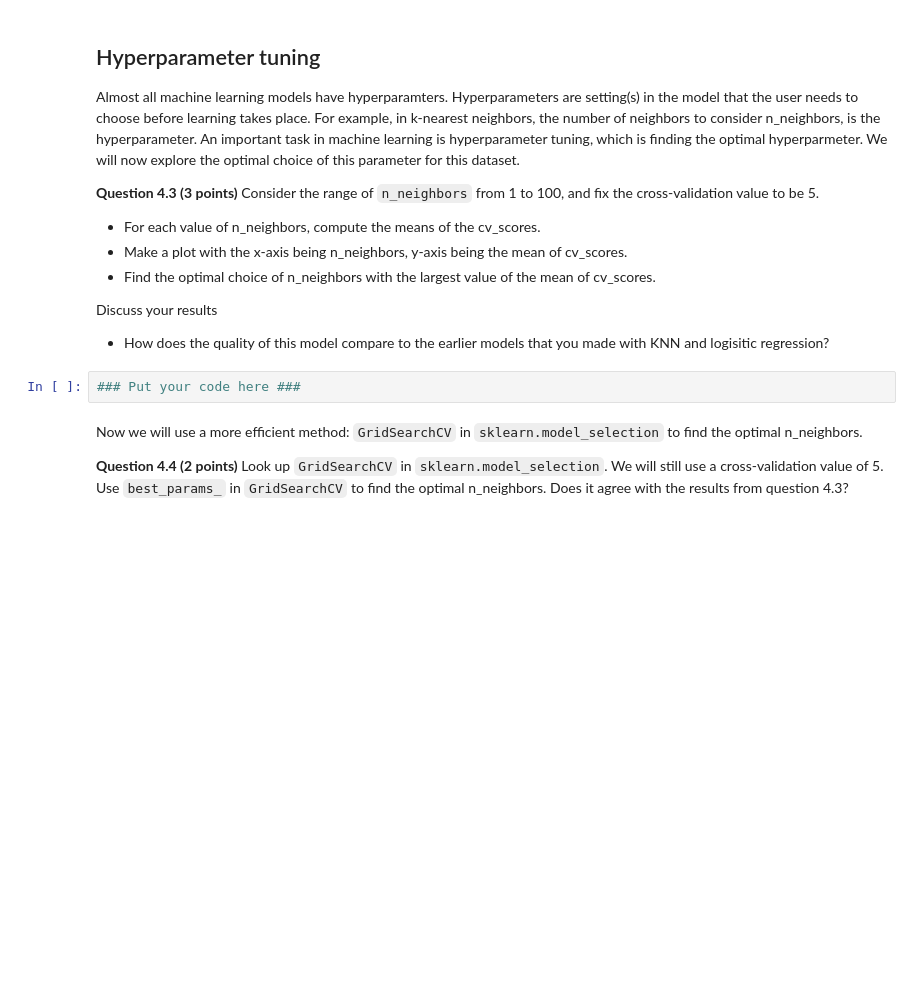
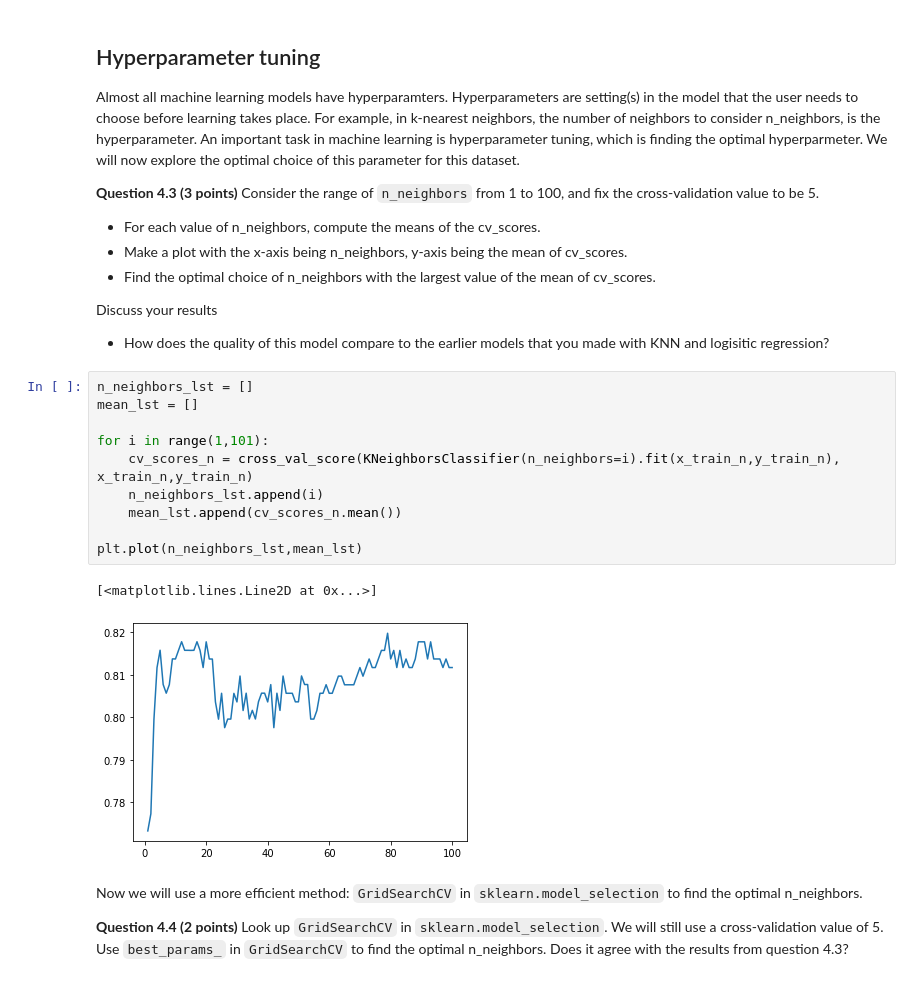
Before and after one commit to guoaiji/CMSE202_Git_Started, a Jupyter notebook: repos/HW-03_GitML-STUDENT.ipynb, the cells around one changed output. Cells and saved outputs as stored; diff of their text form; blank space fills up the shorter version.

```diff
--- a/repos/HW-03_GitML-STUDENT.ipynb
+++ b/repos/HW-03_GitML-STUDENT.ipynb
@@ -138,8 +322,19 @@ Almost all machine learning models have hyperparamters. Hyperparameters are sett
 
 Discuss your results
 * How does the quality of this model compare to the earlier models that you made with KNN and logisitic regression?
-# %%
-### Put your code here ###
+# %%
+n_neighbors_lst = []
+mean_lst = []
+
+for i in range(1,101):
+    cv_scores_n = cross_val_score(KNeighborsClassifier(n_neighbors=i).fit(x_train_n,y_train_n), x_train_n,y_train_n)
+    n_neighbors_lst.append(i)
+    mean_lst.append(cv_scores_n.mean())
+
+plt.plot(n_neighbors_lst,mean_lst)
+# %% [output]
+[<matplotlib.lines.Line2D at 0x...>]
+[figure, added]
 # %% [markdown]
 Now we will use a more efficient method: `GridSearchCV` in `sklearn.model_selection` to find the optimal n_neighbors.
 
```
Also changed, not shown: parts of 22 cells of this notebook.
